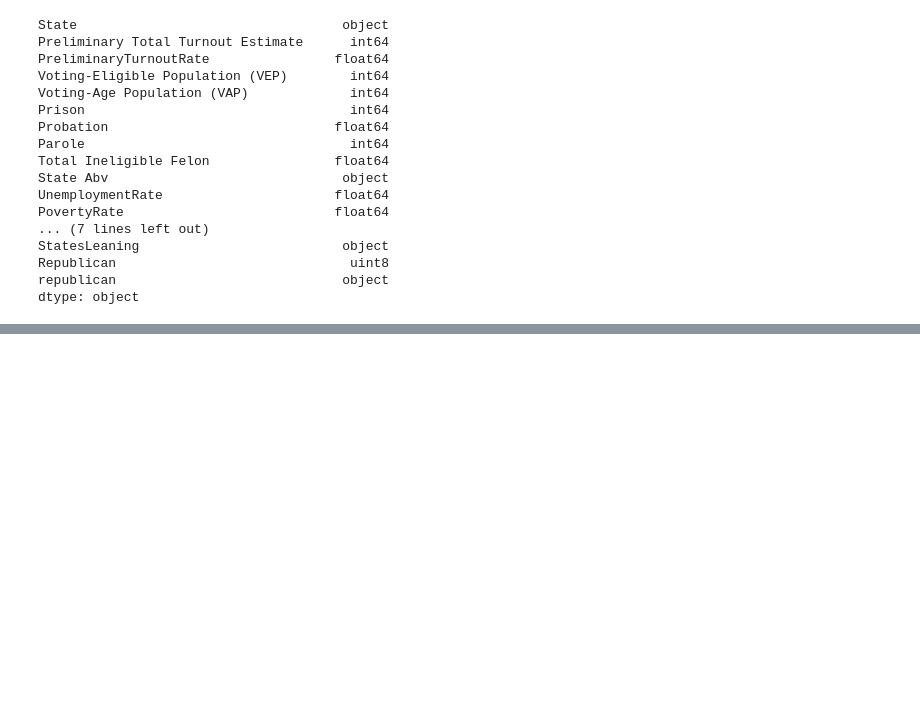
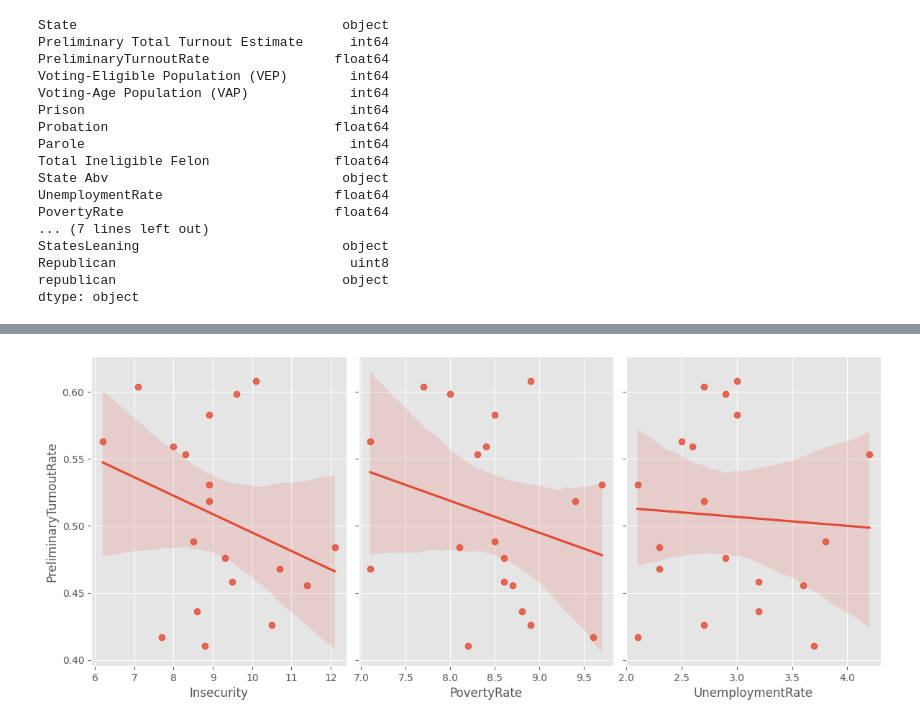
Before and after one commit to shimjide123/datman, a Jupyter notebook: Final_by_Yu Nong.ipynb, the cells around one changed output, grey strips where cells are left out. Drawn from its saved outputs; the diff is of its cells as text; code cells hidden in the pictures; blank space fills up the shorter version.

```diff
--- a/Final_by_Yu Nong.ipynb
+++ b/Final_by_Yu Nong.ipynb
@@ -1561,0 +1595,4 @@ Notes:
+# %%
+# states with both poverty rates and food insecurity rates lower than 9 % will be subset as Strongstates
+Strongstates=turnout_unemployment_poverty_food_Redstate1.query("PovertyRate<9|Insecurity<9")
+Strongstates.head()
@@ -1561,0 +1671,5 @@ Notes:
+# %%
+sns.pairplot(Strongstates, x_vars=['Insecurity','PovertyRate', 'UnemploymentRate'], y_vars=['PreliminaryTurnoutRate'],
+             height=5, aspect=.8, kind="reg");
+# %% [output]
+[figure, added]
```
Also changed, not shown: parts of 16 cells of this notebook.
